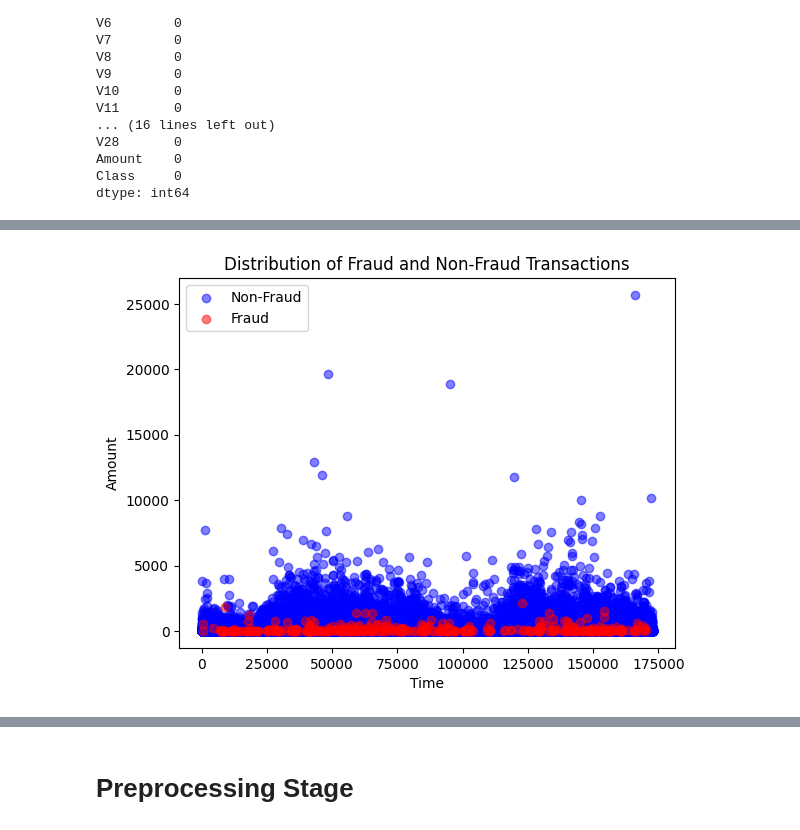
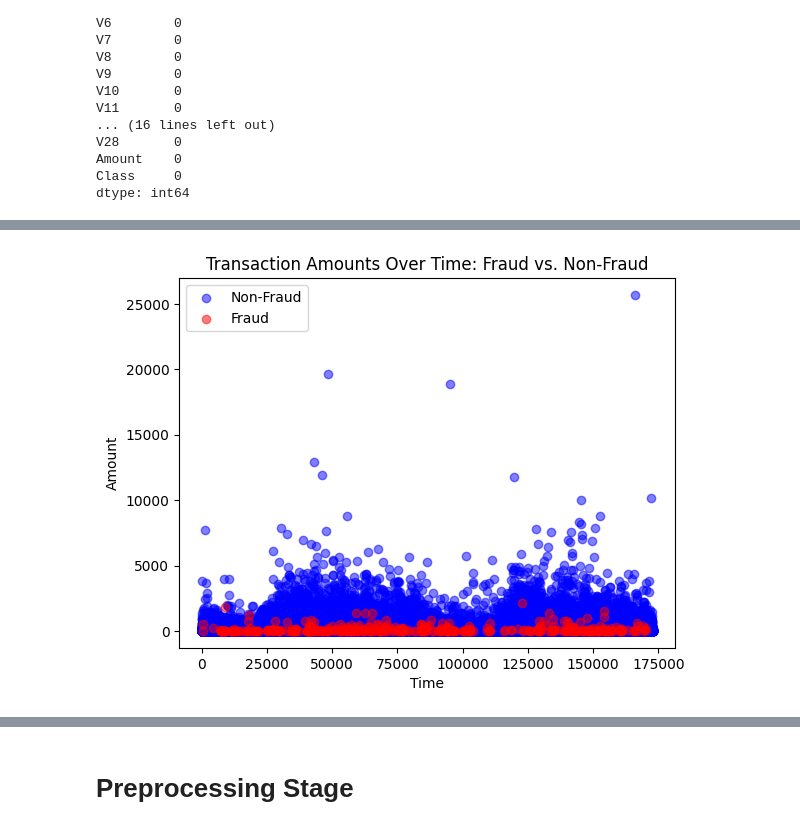
Before and after one commit to franchaise/project, a Jupyter notebook: credit_project.ipynb, the cells around one changed output, grey strips where cells are left out. Cells and saved outputs as stored; diff of their text form; code cells hidden in the pictures.

```diff
--- a/credit_project.ipynb
+++ b/credit_project.ipynb
@@ -30,6 +53,0 @@ data_file_path = '/content/drive/MyDrive/credit_project/dataset.arff'
-# %%
-data_arff, meta = arff.loadarff(data_file_path)
-
-data_df = pd.DataFrame(data_arff)
-
-print(data_df.head())
@@ -149,16 +177,19 @@ Name: Amount, dtype: float64
 # %%
+# Plot showing the distribution of transaction amounts over time
 
-# Create scatter plot
+# Plot non-fraudulent transactions with blue color
+plt.scatter(legit['Time'], legit['Amount'], c='blue', label='Non-Fraud', alpha=0.5)
 
-plt.scatter(legit['Time'], legit['Amount'], c='blue', label='Non-Fraud', alpha=0.5)
+# Plot fraudulent transactions with red color
 plt.scatter(fraud['Time'], fraud['Amount'], c='red', label='Fraud', alpha=0.5)
+
 # Add labels and title
 plt.xlabel('Time')
 plt.ylabel('Amount')
-plt.title('Distribution of Fraud and Non-Fraud Transactions')
+plt.title('Transaction Amounts Over Time: Fraud vs. Non-Fraud')
 plt.legend()
 
-# Show plot
+# Show the plot
 plt.show()
 # %% [output]
-[figure, old version]
+[figure, new version]
```
Also changed, not shown: parts of 51 cells of this notebook.
